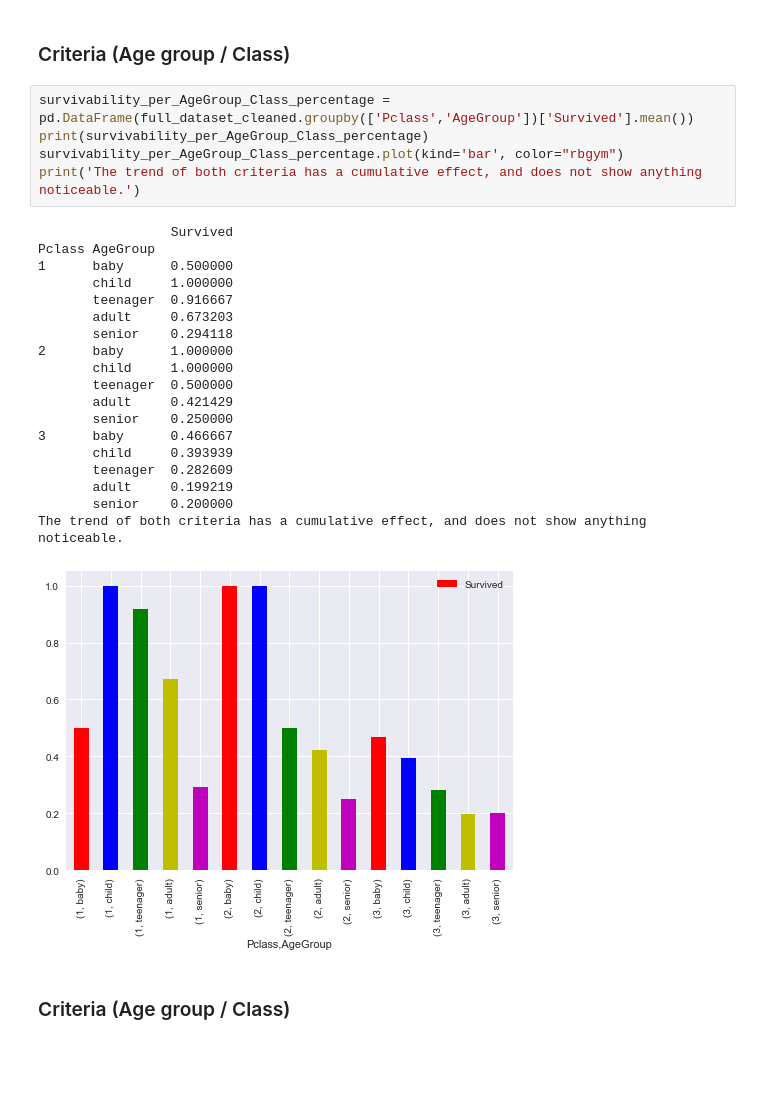
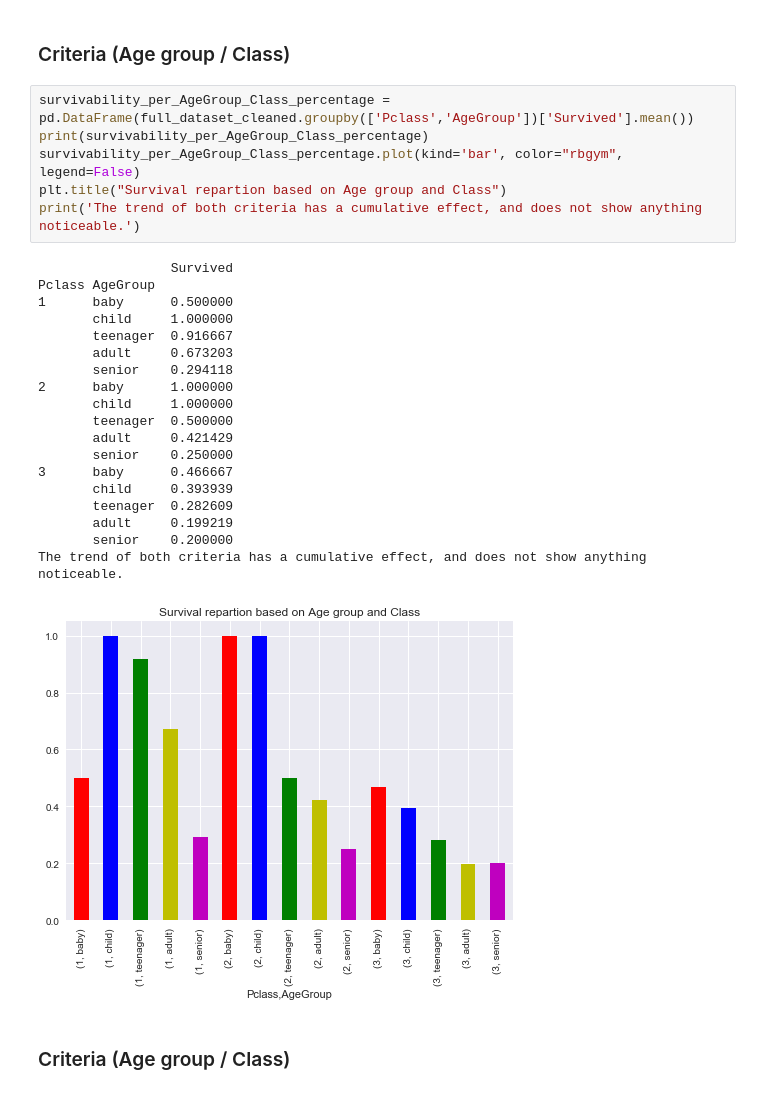
Before and after one commit to jocelyn19/dand_project0_titanic, a Jupyter notebook: Titanic report.ipynb, the cells around one changed output. Drawn from its saved outputs; the diff is of its cells as text; blank space fills up the shorter version.

```diff
--- a/Titanic report.ipynb
+++ b/Titanic report.ipynb
@@ -282,28 +303,29 @@ As we can see, women had a higher rate of survival independently of the age up t
 # %%
 survivability_per_AgeGroup_Class_percentage = pd.DataFrame(full_dataset_cleaned.groupby(['Pclass','AgeGroup'])['Survived'].mean())
 print(survivability_per_AgeGroup_Class_percentage)
-survivability_per_AgeGroup_Class_percentage.plot(kind='bar', color="rbgym")
+survivability_per_AgeGroup_Class_percentage.plot(kind='bar', color="rbgym", legend=False)
+plt.title("Survival repartion based on Age group and Class")
 print('The trend of both criteria has a cumulative effect, and does not show anything noticeable.')
 # %% [output]
                  Survived
 Pclass AgeGroup
 1      baby      0.500000
        child     1.000000
        teenager  0.916667
        adult     0.673203
        senior    0.294118
 2      baby      1.000000
        child     1.000000
        teenager  0.500000
        adult     0.421429
        senior    0.250000
 3      baby      0.466667
        child     0.393939
        teenager  0.282609
        adult     0.199219
        senior    0.200000
 The trend of both criteria has a cumulative effect, and does not show anything noticeable.
-[figure, old version]
+[figure, new version]
 # %% [markdown]
 ### Criteria (Age group / Class)
 # %%
```
Also changed, not shown: parts of 13 cells of this notebook, 1 other file.
